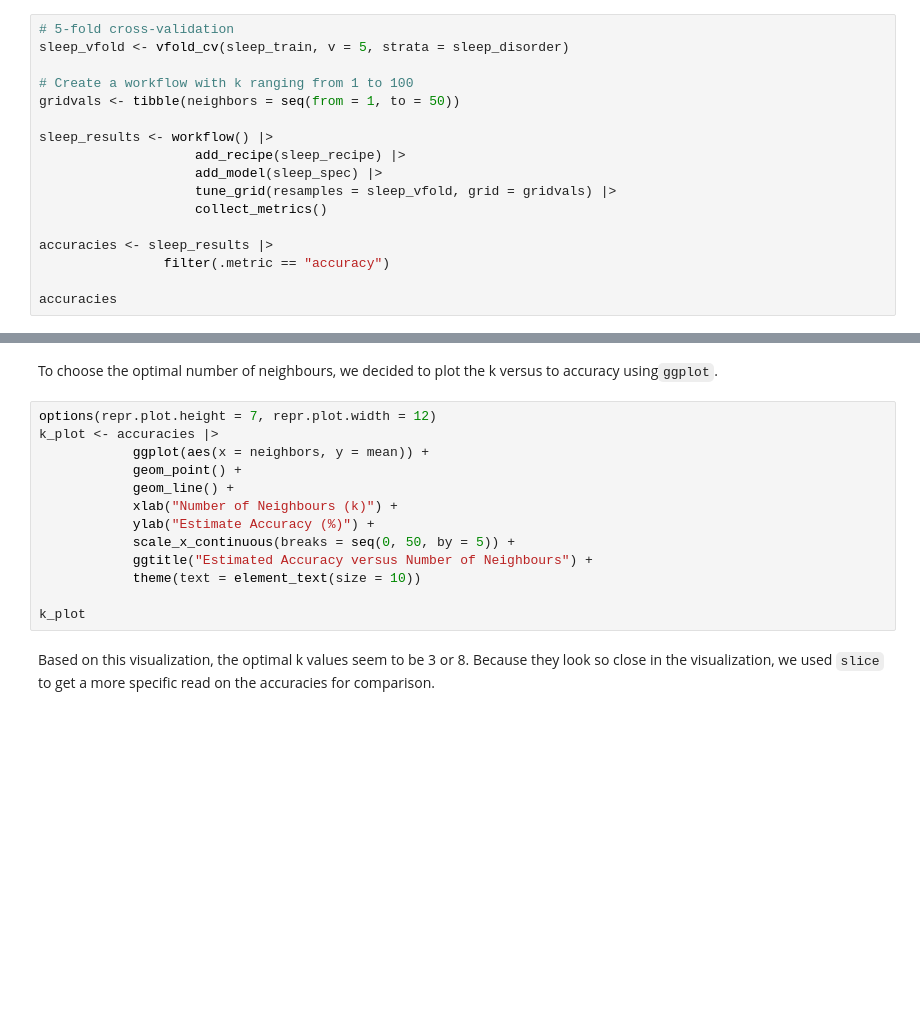
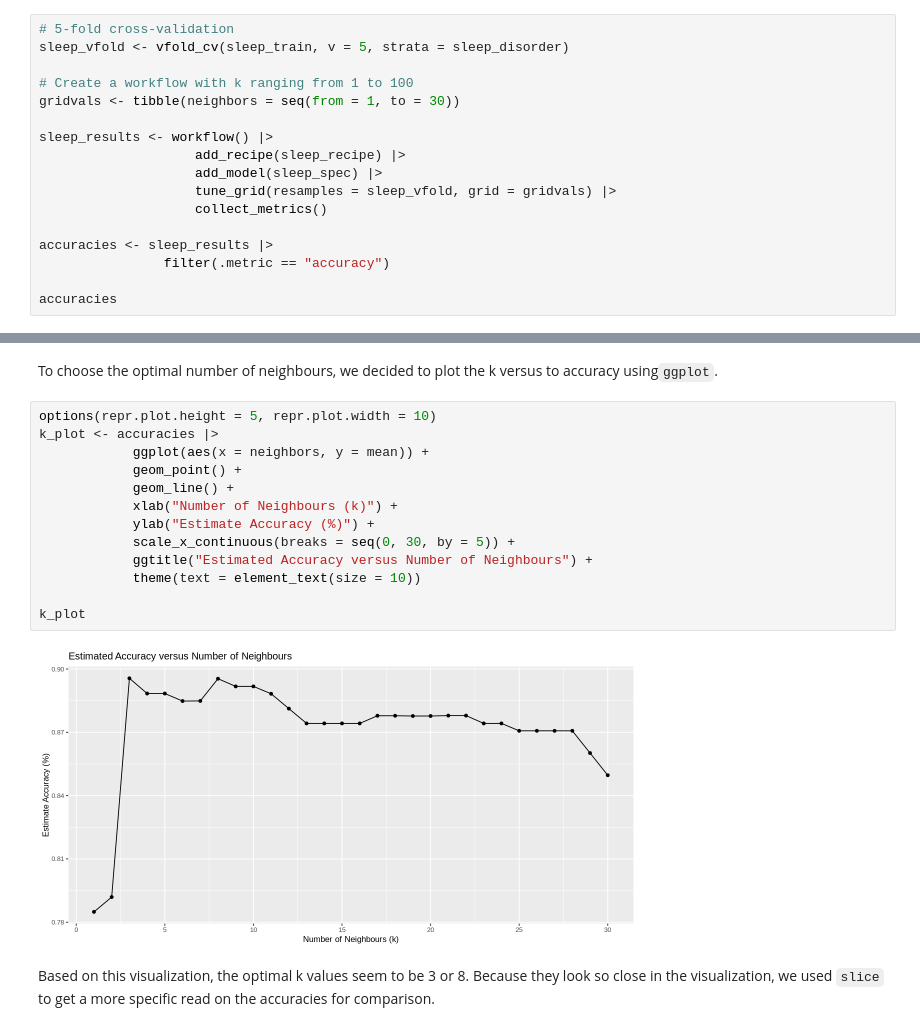
Before and after one commit to d-alex171/dsci-project, a Jupyter notebook: ProjectReport.ipynb, the cells around one changed output, grey strips where cells are left out. Saved outputs shown, nothing was run; the diff lists cells and outputs as text; blank space fills up the shorter version.

```diff
--- a/ProjectReport.ipynb
+++ b/ProjectReport.ipynb
@@ -108,7 +172,7 @@ Next, we performed the 5-fold cross-validation on the training data using `vfold
 sleep_vfold <- vfold_cv(sleep_train, v = 5, strata = sleep_disorder)
 
 # Create a workflow with k ranging from 1 to 100
-gridvals <- tibble(neighbors = seq(from = 1, to = 50))
+gridvals <- tibble(neighbors = seq(from = 1, to = 30))
 
 sleep_results <- workflow() |>
                     add_recipe(sleep_recipe) |>
@@ -123,18 +198,20 @@ accuracies
 # %% [markdown]
 To choose the optimal number of neighbours, we decided to plot the k versus to accuracy using`ggplot`.
 # %%
-options(repr.plot.height = 7, repr.plot.width = 12)
+options(repr.plot.height = 5, repr.plot.width = 10)
 k_plot <- accuracies |>
             ggplot(aes(x = neighbors, y = mean)) +
             geom_point() +
             geom_line() +
             xlab("Number of Neighbours (k)") +
             ylab("Estimate Accuracy (%)") +
-            scale_x_continuous(breaks = seq(0, 50, by = 5)) +
+            scale_x_continuous(breaks = seq(0, 30, by = 5)) +
             ggtitle("Estimated Accuracy versus Number of Neighbours") +
             theme(text = element_text(size = 10))
 
 k_plot
+# %% [output]
+[figure, added]
 # %% [markdown]
 Based on this visualization, the optimal k values seem to be 3 or 8. Because they look so close in the visualization, we used `slice` to get a more specific read on the accuracies for comparison.
 # %%
```
Also changed, not shown: parts of 11 cells of this notebook.
